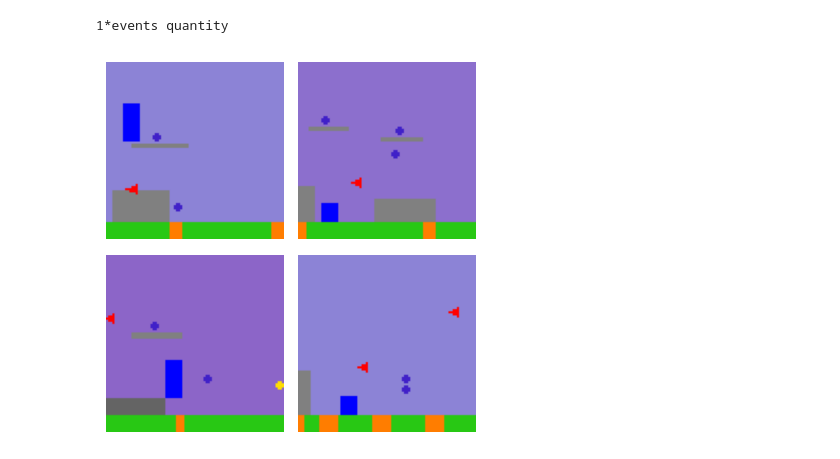
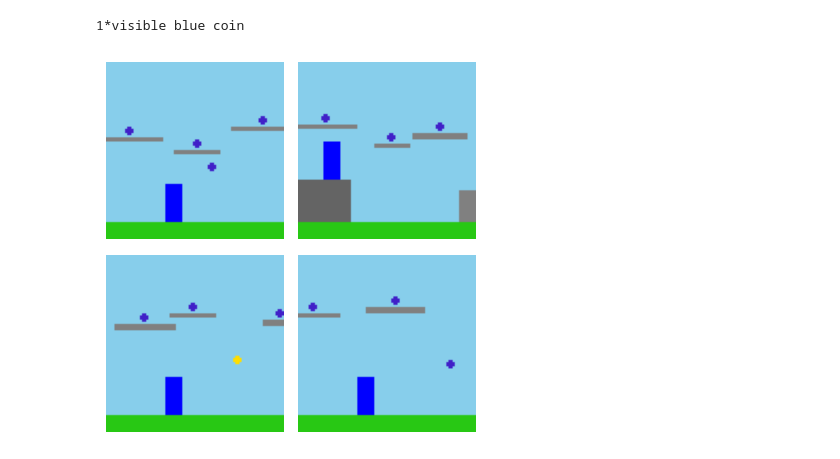
Before and after one commit to JacobLyLa/Qrunner-XAI, a Jupyter notebook: notebooks/concept_combinations.ipynb, the cells around one changed output. Cells and saved outputs as stored; diff of their text form; code cells hidden in the pictures.

```diff
--- a/notebooks/concept_combinations.ipynb
+++ b/notebooks/concept_combinations.ipynb
@@ -25,3 +21,8 @@ sample_concept = concept_instances['random continuous']
 sample_concept.prepare_data(env_steps)
 test_images = sample_concept.test_images
 test_obs = sample_concept.test_obs
+# %%
+#model_path = QNetwork.find_newest_model()
+model_path = "runs/20240317-112025/model_10000000.pt"
+model = QNetwork(model_path=model_path)
+layer = 4
@@ -41,5 +38,6 @@ class CAV:
         self.name = concept_name
         self.concept = concept_instances[concept_name]
         self.probe, self.score = self.concept.load_torch_probe()
-        self.coeffs = self.probe[1].weight.data.cpu().numpy().squeeze()
-        print(f'Concept: {concept_name} | score: {self.score}')
+        if self.score > 0.5:
+            self.coeffs = self.probe[1].weight.data.cpu().numpy().squeeze()
+            print(f'{concept_name:^40} | {self.score:^20}')
@@ -67,0 +44,2 @@ Concept: bad visible events | score: 0.83
+# %%
+CAVs = {concept_name: CAV(concept_name) for concept_name in concept_instances.keys()}
@@ -134,5 +143,5 @@ combine_concepts([player_standing_on_wall, player_in_air], [1, 1], True)
 # %%
-combine_concepts([event_quantity], [1], True)
+combine_concepts([CAVs['visible blue coin']], [1], True)
 # %% [output]
-1*events quantity
+1*visible blue coin
-[figure, old version]
+[figure, new version]
```
Also changed, not shown: parts of 17 cells of this notebook, 15 other files.
